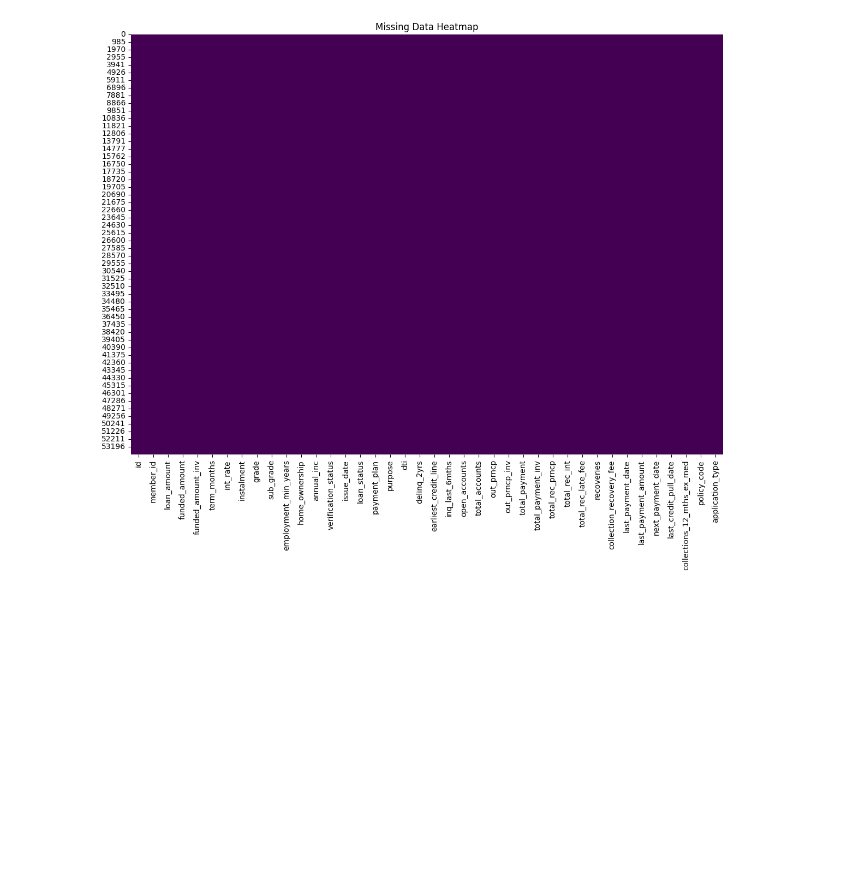
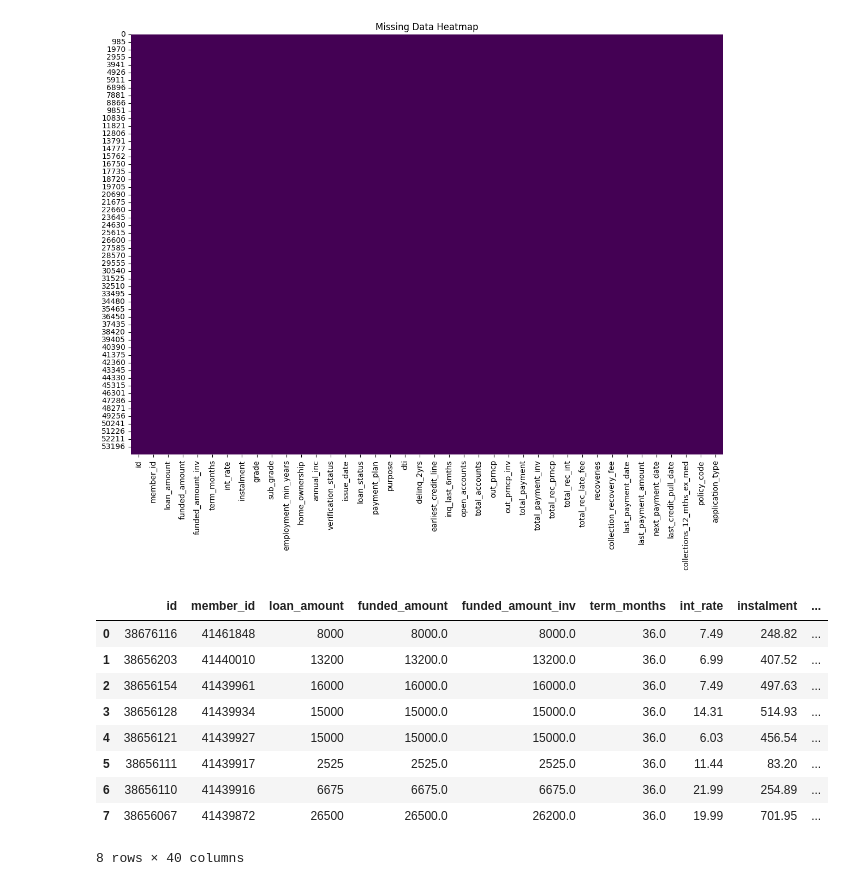
Before and after one commit to armazzer/customer_loans, a Jupyter notebook: missing_data_review.ipynb, the cells around one changed output. Drawn from its saved outputs; the diff is of its cells as text; code cells hidden in the pictures; blank space fills up the shorter version.

Commit message:
Updates missing_data_review.ipynb. Updates markdown cells. Shows dataframe at the end

```diff
--- a/missing_data_review.ipynb
+++ b/missing_data_review.ipynb
@@ -548,3 +548,16 @@ next_payment_date:
 loans_plots.heatmap(14, 10)
 # %% [output]
 [figure]
+# %%
+loans.head(8)
+# %% [output]
+|  | id | member_id | loan_amount | funded_amount | funded_amount_inv | term_months | int_rate | instalment | ... |
+| 0 | 38676116 | 41461848 | 8000 | 8000.0 | 8000.0 | 36.0 | 7.49 | 248.82 | ... |
+| 1 | 38656203 | 41440010 | 13200 | 13200.0 | 13200.0 | 36.0 | 6.99 | 407.52 | ... |
+| 2 | 38656154 | 41439961 | 16000 | 16000.0 | 16000.0 | 36.0 | 7.49 | 497.63 | ... |
+| 3 | 38656128 | 41439934 | 15000 | 15000.0 | 15000.0 | 36.0 | 14.31 | 514.93 | ... |
+| 4 | 38656121 | 41439927 | 15000 | 15000.0 | 15000.0 | 36.0 | 6.03 | 456.54 | ... |
+| 5 | 38656111 | 41439917 | 2525 | 2525.0 | 2525.0 | 36.0 | 11.44 | 83.20 | ... |
+| 6 | 38656110 | 41439916 | 6675 | 6675.0 | 6675.0 | 36.0 | 21.99 | 254.89 | ... |
+| 7 | 38656067 | 41439872 | 26500 | 26500.0 | 26200.0 | 36.0 | 19.99 | 701.95 | ... |
+8 rows × 40 columns
```
Also changed, not shown: parts of 1 cell of this notebook.
